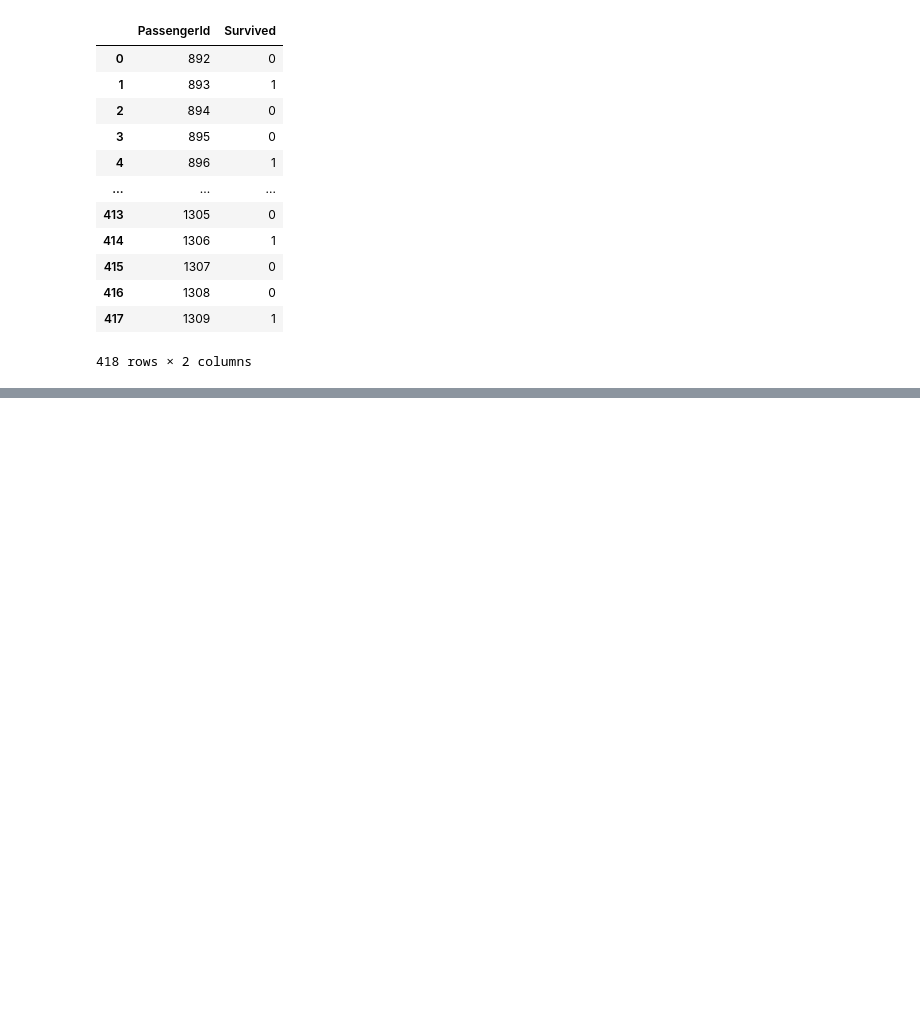
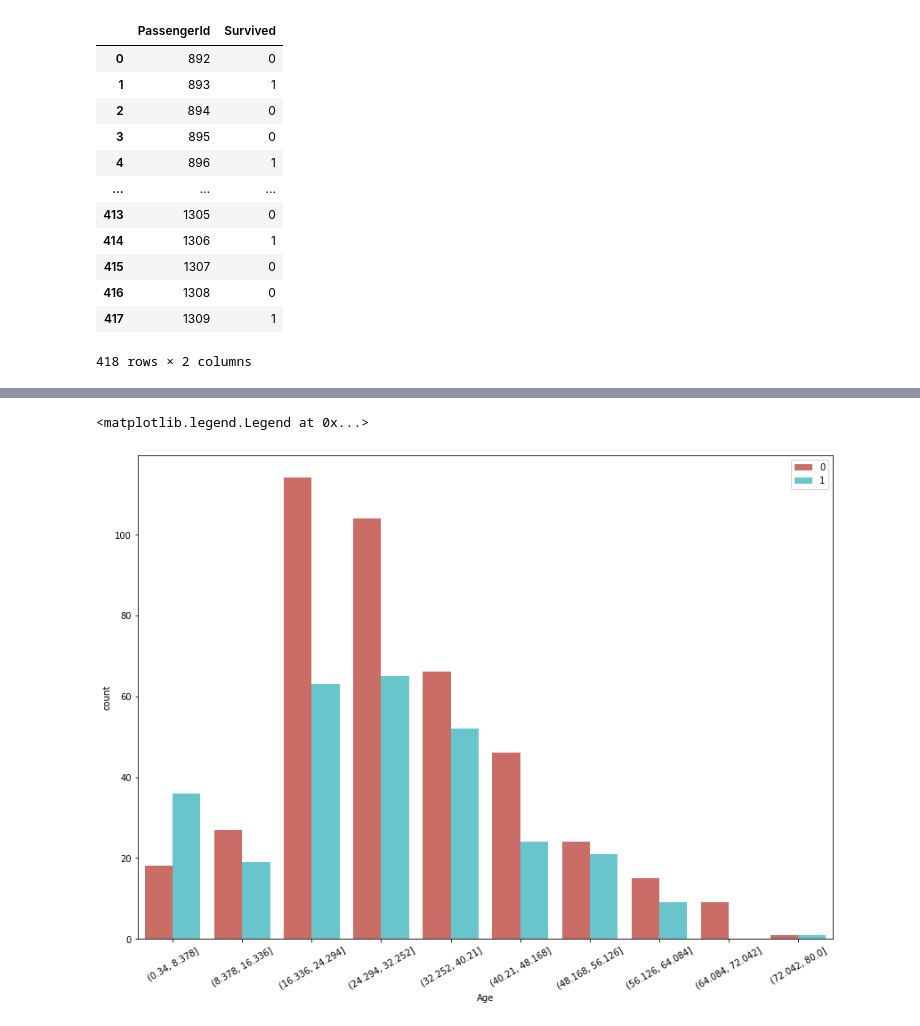
Before and after one commit to liao771018/tibame, a Jupyter notebook: titanic.ipynb, the cells around one changed output, grey strips where cells are left out. Drawn from its saved outputs; the diff is of its cells as text; code cells hidden in the pictures; blank space fills up the shorter version.

```diff
--- a/titanic.ipynb
+++ b/titanic.ipynb
@@ -462,0 +515,12 @@ df
+# %%
+# 年齡與生還
+
+plt.figure(figsize=(14, 10))
+fcut = pd.cut(train_df["Age"], 10)
+sns.countplot(x=fcut, hue=train_df["Survived"], palette=sns.color_palette("hls", 2))
+plt.xticks(rotation=30)
+plt.legend(loc="upper right")
+# 可以看到年輕人死亡比例相對高很多
+# %% [output]
+<matplotlib.legend.Legend at 0x...>
+[figure, added]
```
Also changed, not shown: parts of 7 cells of this notebook.
